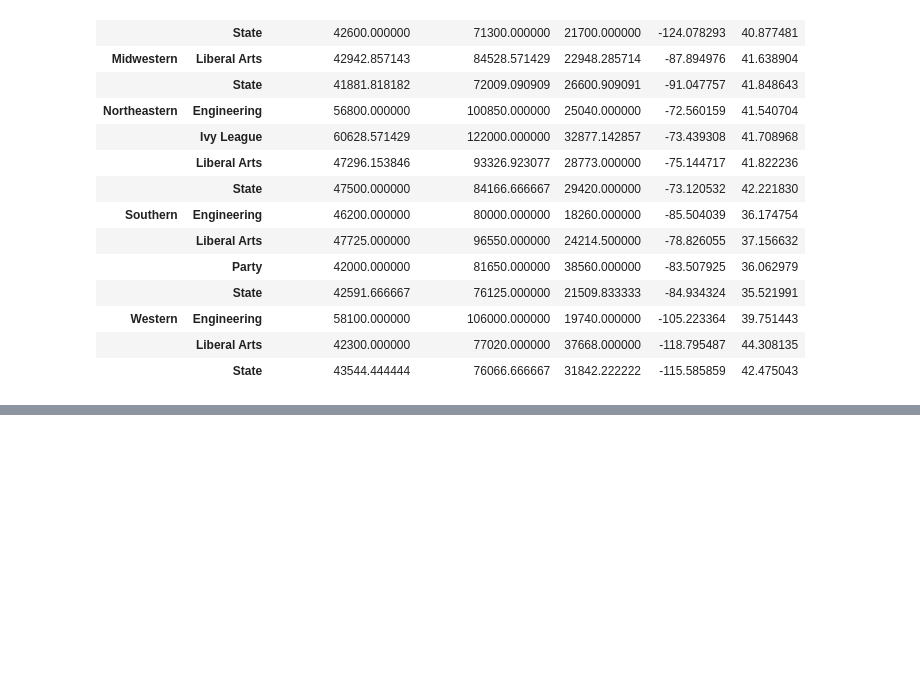
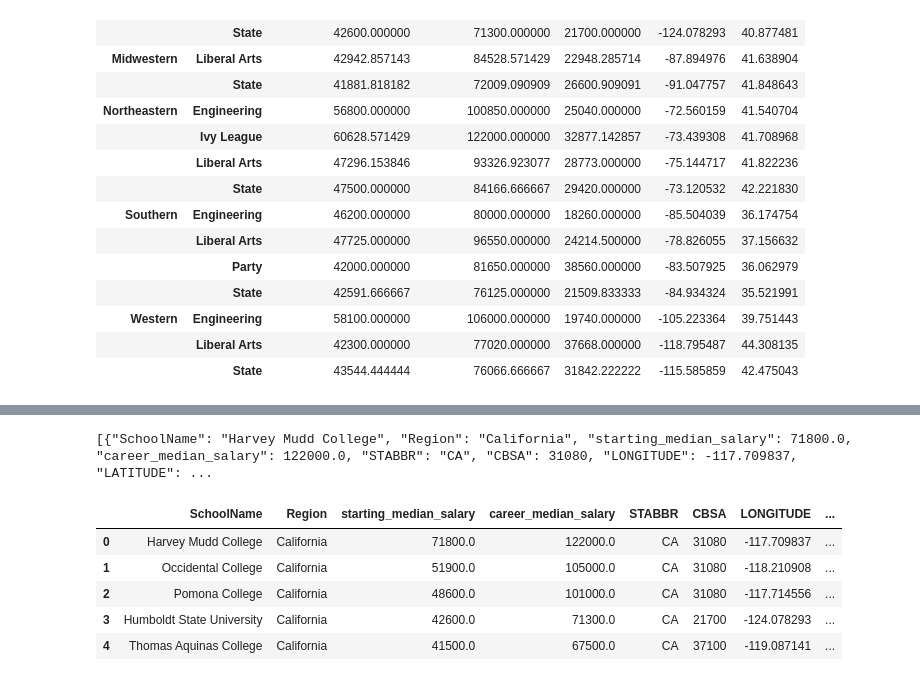
Before and after one commit to alvessab/project3_US_colleges, a Jupyter notebook: smu_project3_Cody/Merge.ipynb, the cells around one changed output, grey strips where cells are left out. Drawn from its saved outputs; the diff is of its cells as text; code cells hidden in the pictures; blank space fills up the shorter version.

```diff
--- a/smu_project3_Cody/Merge.ipynb
+++ b/smu_project3_Cody/Merge.ipynb
@@ -327,0 +350,3 @@ double
+# %%
+json_df.rename(columns={'School Name': 'SchoolName', "School Type": 'SchoolType'}, inplace=True)
+json_df.columns
@@ -327,0 +392,20 @@ double
+# %%
+dictionary_varibale = [
+    dict([
+        (colname, row[i])
+        for i,colname in enumerate(json_df.columns)
+    ])
+    for row in json_df.values
+]
+print(json.dumps(dictionary_varibale))
+# %% [output]
+[{"SchoolName": "Harvey Mudd College", "Region": "California", "starting_median_salary": 71800.0, "career_median_salary": 122000.0, "STABBR": "CA", "CBSA": 31080, "LONGITUDE": -117.709837, "LATITUDE": ...
+# %%
+json_df.head()
+# %% [output]
+|  | SchoolName | Region | starting_median_salary | career_median_salary | STABBR | CBSA | LONGITUDE | ... |
+| 0 | Harvey Mudd College | California | 71800.0 | 122000.0 | CA | 31080 | -117.709837 | ... |
+| 1 | Occidental College | California | 51900.0 | 105000.0 | CA | 31080 | -118.210908 | ... |
+| 2 | Pomona College | California | 48600.0 | 101000.0 | CA | 31080 | -117.714556 | ... |
+| 3 | Humboldt State University | California | 42600.0 | 71300.0 | CA | 21700 | -124.078293 | ... |
+| 4 | Thomas Aquinas College | California | 41500.0 | 67500.0 | CA | 37100 | -119.087141 | ... |
```
Also changed, not shown: parts of 18 cells of this notebook, 11 other files.
